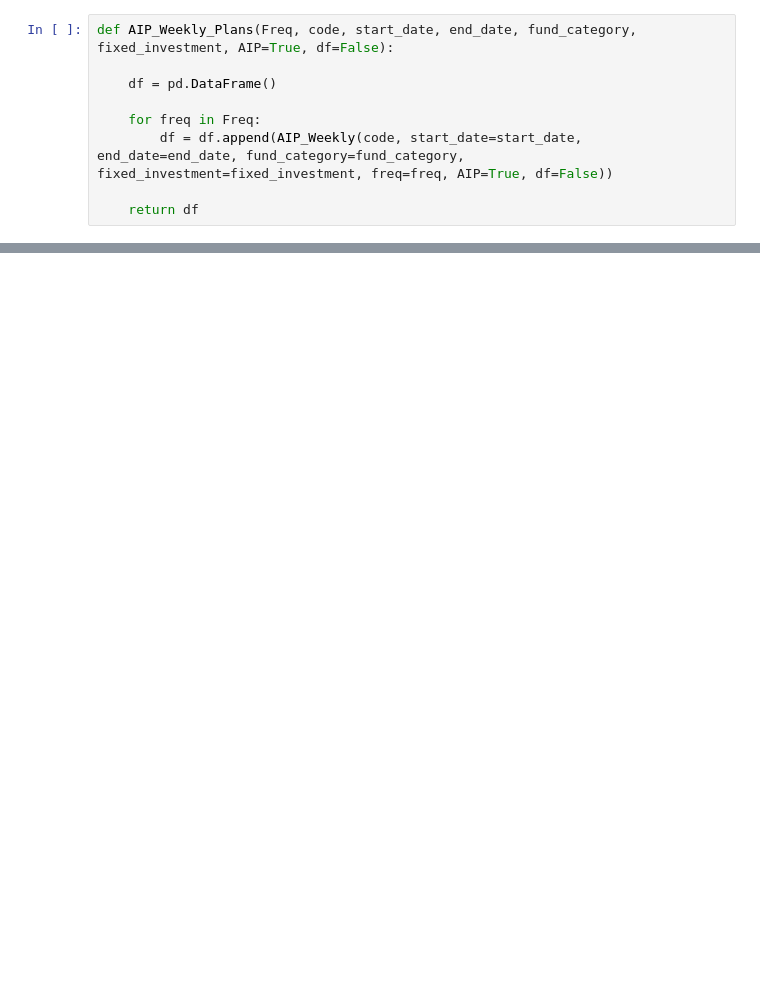
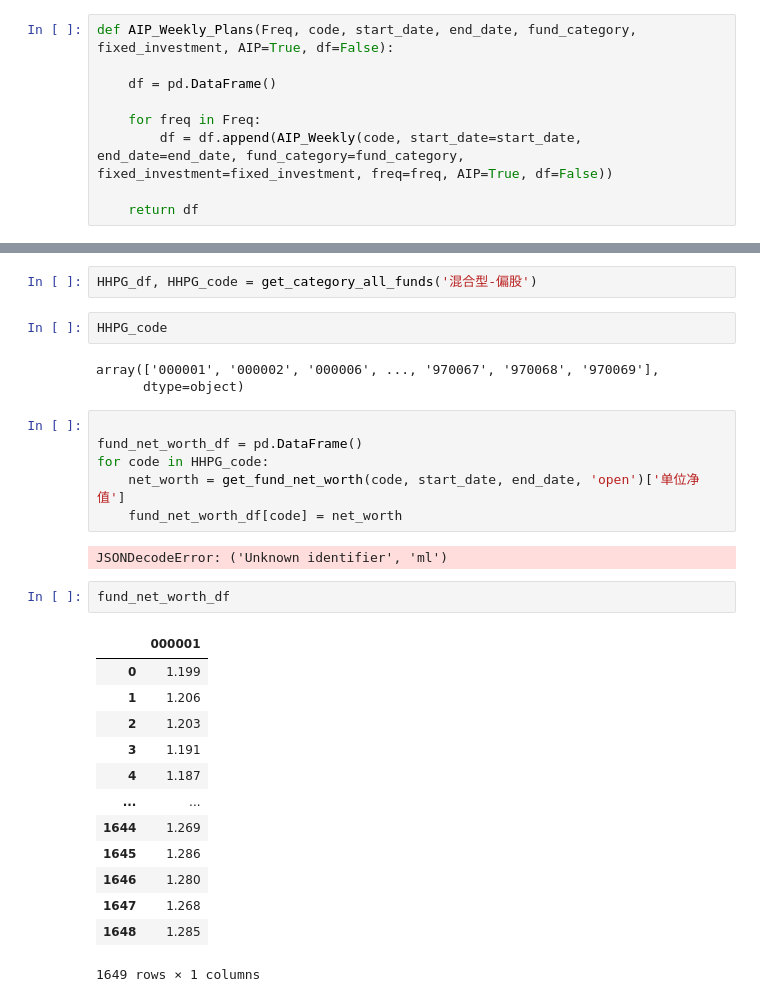
Before and after one commit to Seaaann/MyQuantReserch, a Jupyter notebook: Funds/定投回测.ipynb, the cells around one changed output, grey strips where cells are left out. Saved outputs shown, nothing was run; the diff lists cells and outputs as text; blank space fills up the shorter version.

```diff
--- a/Funds/定投回测.ipynb
+++ b/Funds/定投回测.ipynb
@@ -408,3 +408,34 @@ AIP_Weekly_Plans(Freq, '004854', start_date, end_date, fund_category='open', fix
 | AIP | 004854 | 1493 | Wednesday | 1000 | 203.0 | 224829.866 | 0.903 | 137212.553 | 0.676 | 0.135 |
 | AIP | 004854 | 1492 | Thursday | 1000 | 202.0 | 224080.642 | 0.901 | 137078.828 | 0.679 | 0.135 |
 | AIP | 004854 | 1519 | Friday | 1000 | 200.0 | 220934.707 | 0.905 | 134318.398 | 0.672 | 0.131 |
+# %%
+HHPG_df, HHPG_code = get_category_all_funds('混合型-偏股')
+# %%
+HHPG_code
+# %% [output]
+array(['000001', '000002', '000006', ..., '970067', '970068', '970069'],
+      dtype=object)
+# %%
+
+fund_net_worth_df = pd.DataFrame()
+for code in HHPG_code:
+    net_worth = get_fund_net_worth(code, start_date, end_date, 'open')['单位净值']
+    fund_net_worth_df[code] = net_worth
+# %% [output]
+JSONDecodeError: ('Unknown identifier', 'ml')
+# %%
+fund_net_worth_df
+# %% [output]
+|  | 000001 |
+| 0 | 1.199 |
+| 1 | 1.206 |
+| 2 | 1.203 |
+| 3 | 1.191 |
+| 4 | 1.187 |
+| ... | ... |
+| 1644 | 1.269 |
+| 1645 | 1.286 |
+| 1646 | 1.280 |
+| 1647 | 1.268 |
+| 1648 | 1.285 |
+1649 rows × 1 columns
```
Also changed, not shown: parts of 1 cell of this notebook, 2 other files.
